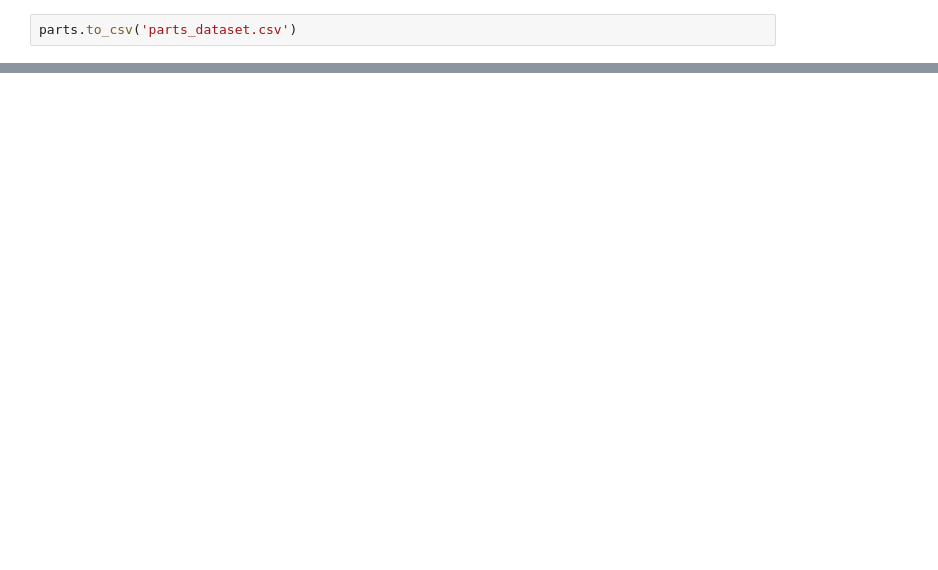
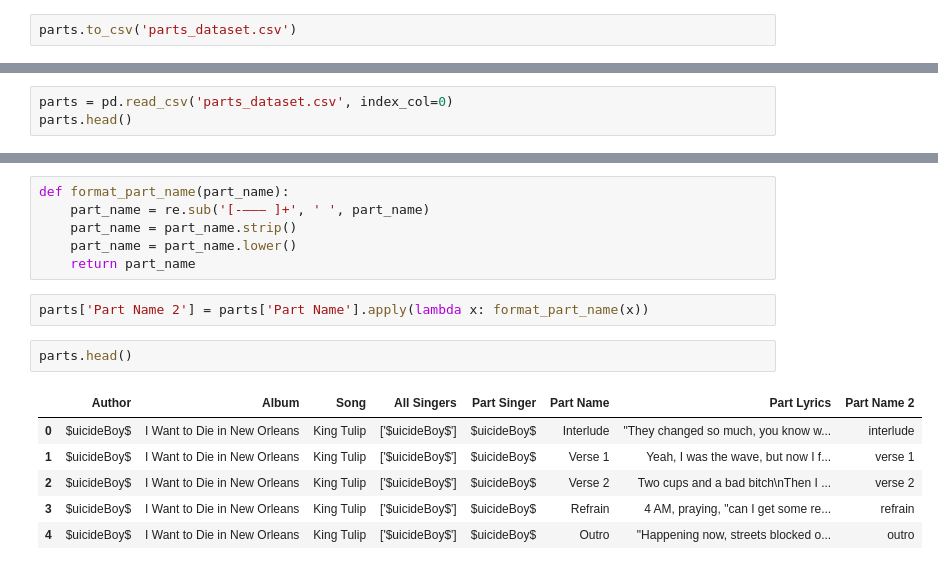
Before and after one commit to detkov/Own-Music-Recommendation-System, a Jupyter notebook: Songs Handler [3].ipynb, the cells around one changed output, grey strips where cells are left out. Saved outputs shown, nothing was run; the diff lists cells and outputs as text; blank space fills up the shorter version.

```diff
--- a/Songs Handler [3].ipynb
+++ b/Songs Handler [3].ipynb
@@ -105,0 +80,3 @@ parts.to_csv('parts_dataset.csv')
+# %%
+parts = pd.read_csv('parts_dataset.csv', index_col=0)
+parts.head()
@@ -105,0 +90,17 @@ parts.to_csv('parts_dataset.csv')
+# %%
+def format_part_name(part_name):
+    part_name = re.sub('[-–—— ]+', ' ', part_name)
+    part_name = part_name.strip()
+    part_name = part_name.lower()
+    return part_name
+# %%
+parts['Part Name 2'] = parts['Part Name'].apply(lambda x: format_part_name(x))
+# %%
+parts.head()
+# %% [output]
+|  | Author | Album | Song | All Singers | Part Singer | Part Name | Part Lyrics | Part Name 2 |
+| 0 | $uicideBoy$ | I Want to Die in New Orleans | King Tulip | ['$uicideBoy$'] | $uicideBoy$ | Interlude | "They changed so much, you know w... | interlude |
+| 1 | $uicideBoy$ | I Want to Die in New Orleans | King Tulip | ['$uicideBoy$'] | $uicideBoy$ | Verse 1 | Yeah, I was the wave, but now I f... | verse 1 |
+| 2 | $uicideBoy$ | I Want to Die in New Orleans | King Tulip | ['$uicideBoy$'] | $uicideBoy$ | Verse 2 | Two cups and a bad bitch\nThen I ... | verse 2 |
+| 3 | $uicideBoy$ | I Want to Die in New Orleans | King Tulip | ['$uicideBoy$'] | $uicideBoy$ | Refrain | 4 AM, praying, "can I get some re... | refrain |
+| 4 | $uicideBoy$ | I Want to Die in New Orleans | King Tulip | ['$uicideBoy$'] | $uicideBoy$ | Outro | "Happening now, streets blocked o... | outro |
```
Also changed, not shown: parts of 27 cells of this notebook, 2 other files.
